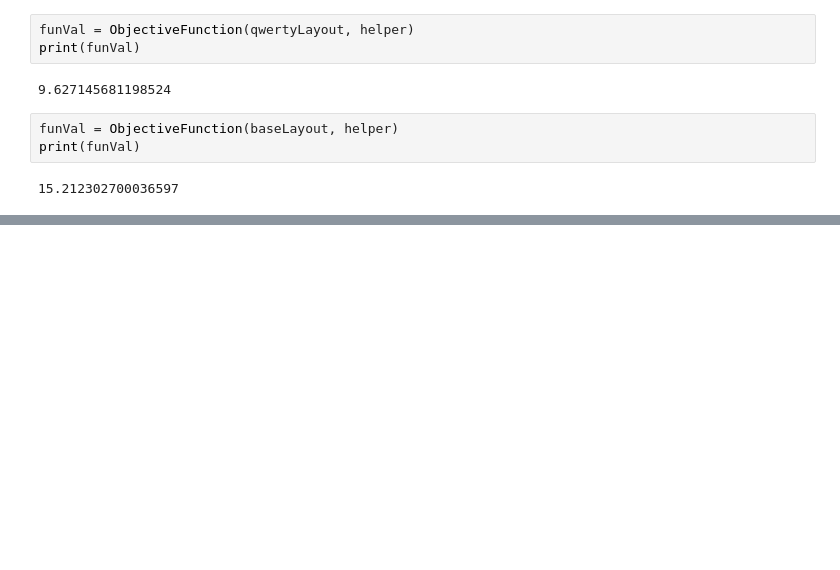
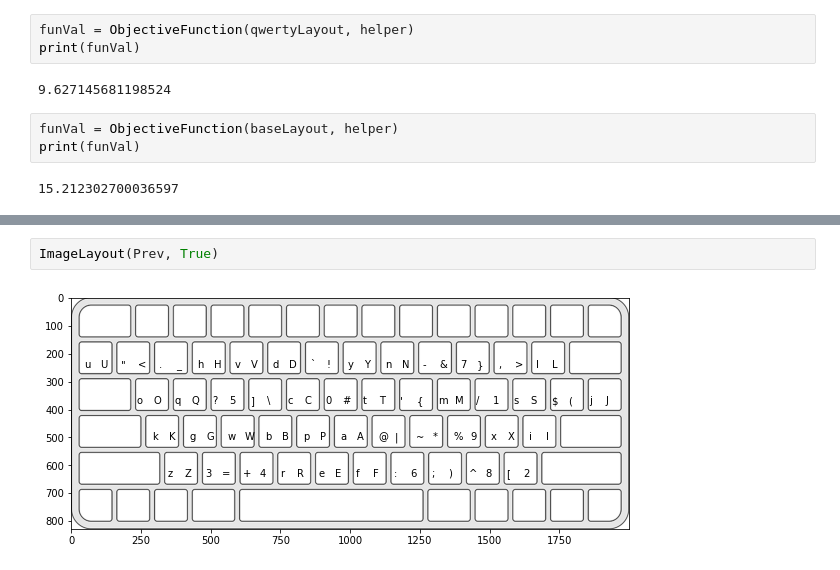
Before and after one commit to jmcsuite/Optimizacion_2, a Jupyter notebook: ProyectoFinal_KeyboardLayout/ObjectiveFunction.ipynb, the cells around one changed output, grey strips where cells are left out. Cells and saved outputs as stored; diff of their text form; blank space fills up the shorter version.

```diff
--- a/ProyectoFinal_KeyboardLayout/ObjectiveFunction.ipynb
+++ b/ProyectoFinal_KeyboardLayout/ObjectiveFunction.ipynb
@@ -216,0 +381,4 @@ print(funVal)
+# %%
+ImageLayout(Prev, True)
+# %% [output]
+[figure, added]
```
Also changed, not shown: parts of 16 cells of this notebook.
